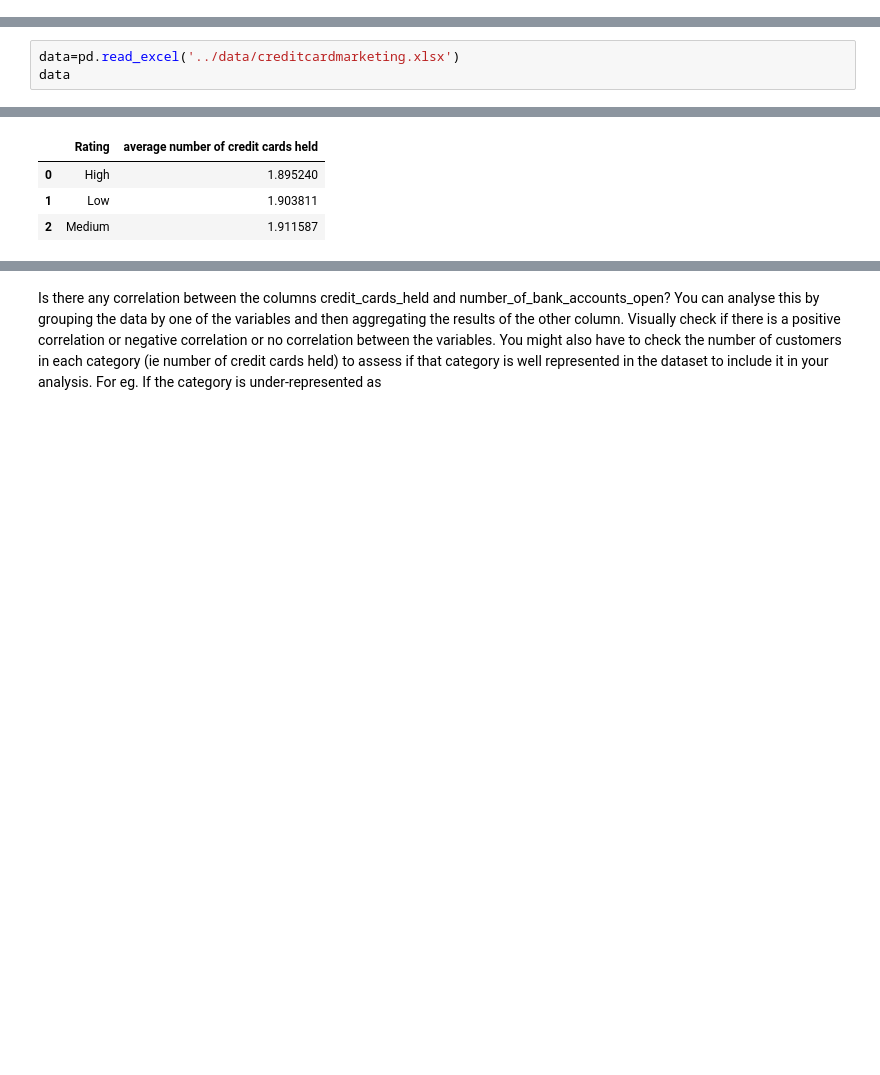
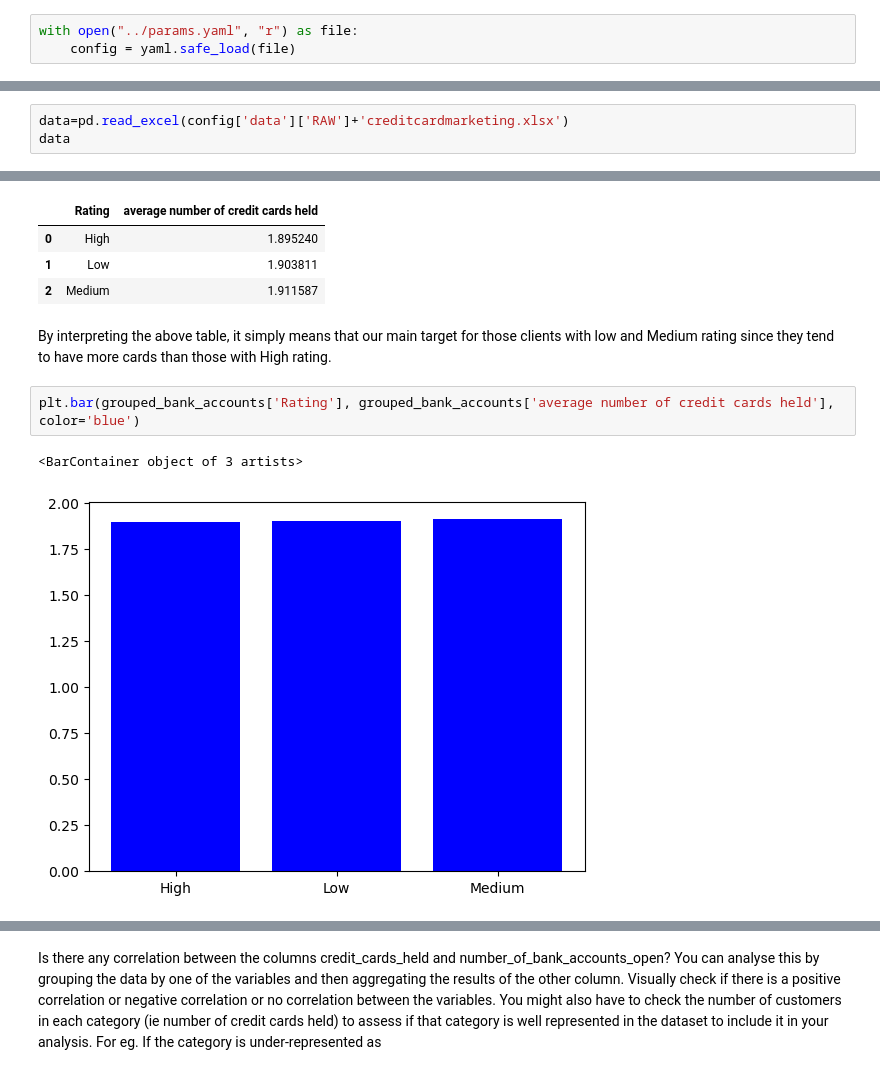
Before and after one commit to KalengaMbonyinshuti/Mid_project_IRONHACK, a Jupyter notebook: notebooks/Solutions-Mid project.ipynb, the cells around one changed output, grey strips where cells are left out. Saved outputs shown, nothing was run; the diff lists cells and outputs as text; blank space fills up the shorter version.

```diff
--- a/notebooks/Solutions-Mid project.ipynb
+++ b/notebooks/Solutions-Mid project.ipynb
@@ -5,0 +21,3 @@ from collections import defaultdict
+# %%
+with open("../params.yaml", "r") as file:
+    config = yaml.safe_load(file)
@@ -6,5 +31,5 @@ from collections import defaultdict
 # %%
-data=pd.read_excel('../data/creditcardmarketing.xlsx')
+data=pd.read_excel(config['data']['RAW']+'creditcardmarketing.xlsx')
 data
 # %% [output]
 |  | Customer Number | Offer Accepted | Reward | Mailer Type | Income Level | # Bank Accounts Open | ... |
@@ -164,3 +253,10 @@ grouped_bank_accounts
 | 0 | High | 1.895240 |
 | 1 | Low | 1.903811 |
 | 2 | Medium | 1.911587 |
+# %% [markdown]
+By interpreting the above table, it simply means that our main target for those clients with low and Medium rating since they tend to have more cards than those with High rating.
+# %%
+plt.bar(grouped_bank_accounts['Rating'], grouped_bank_accounts['average number of credit cards held'], color='blue')
+# %% [output]
+<BarContainer object of 3 artists>
+[figure, added]
```
Also changed, not shown: parts of 52 cells of this notebook, 9 other files.
